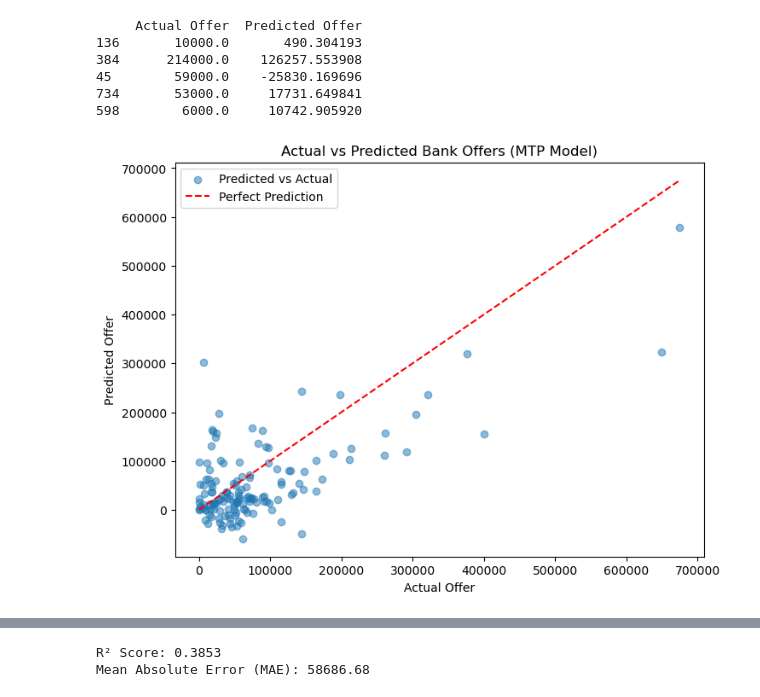
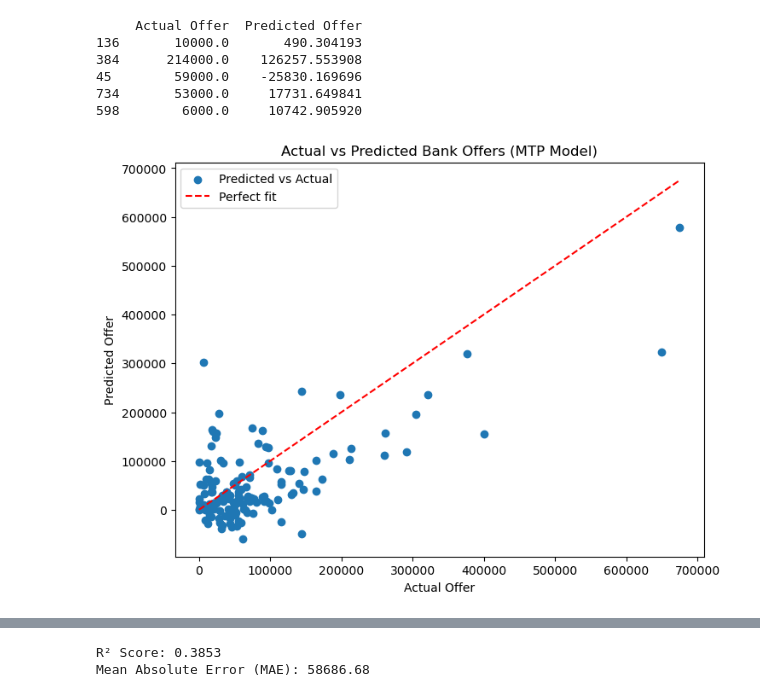
Before and after one commit to jjap2021/Poleto-SCE, a Jupyter notebook: MTP_Model.ipynb, the cells around one changed output, grey strips where cells are left out. Saved outputs shown, nothing was run; the diff lists cells and outputs as text; code cells hidden in the pictures.

```diff
--- a/MTP_Model.ipynb
+++ b/MTP_Model.ipynb
@@ -40,15 +40,15 @@ print(results.head())
 598        6000.0     10742.905920
 # %%
 plt.figure(figsize=(8, 6))
-plt.scatter(y_test, y_pred, alpha=0.5, label="Predicted vs Actual")
-plt.plot([y_test.min(), y_test.max()], [y_test.min(), y_test.max()], 'r--', label="Perfect Prediction")
+plt.scatter(y_test, y_pred, label="Predicted vs Actual")
+plt.plot([y_test.min(), y_test.max()], [y_test.min(), y_test.max()], 'r--', label="Perfect fit")
 plt.xlabel("Actual Offer")
 plt.ylabel("Predicted Offer")
 plt.title("Actual vs Predicted Bank Offers (MTP Model)")
 plt.legend()
 plt.show()
 # %% [output]
-[figure, old version]
+[figure, new version]
 # %%
 sigma = 1  # constant noise parameter (assumed)
 df = df.iloc[:-1]  # Align after shifting
```
Also changed, not shown: parts of 1 cell of this notebook.
